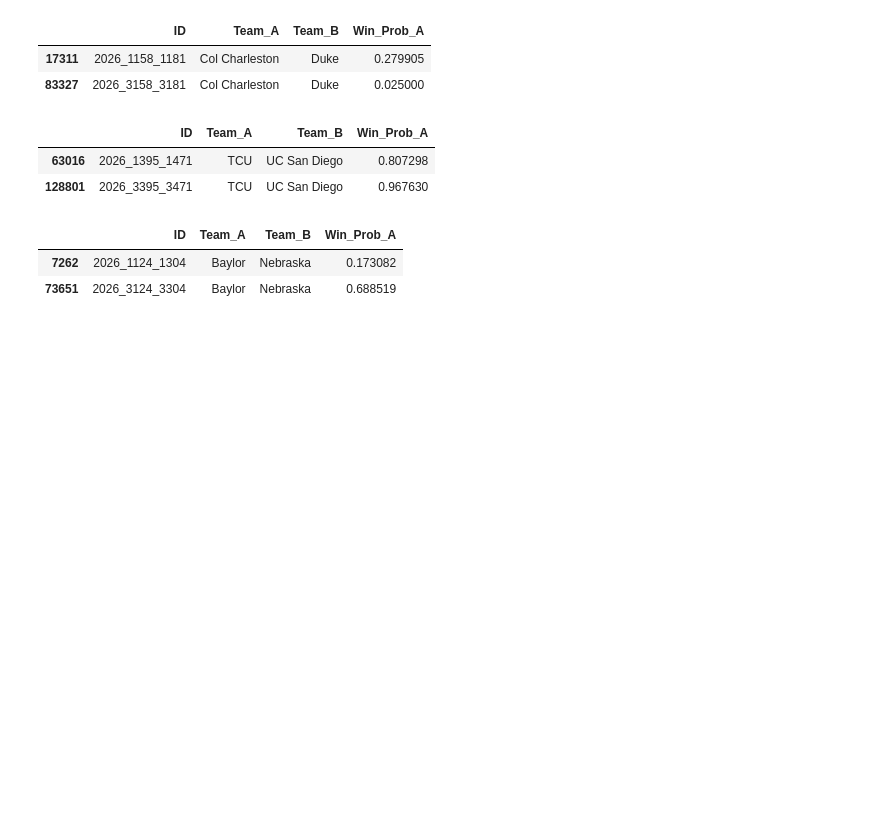
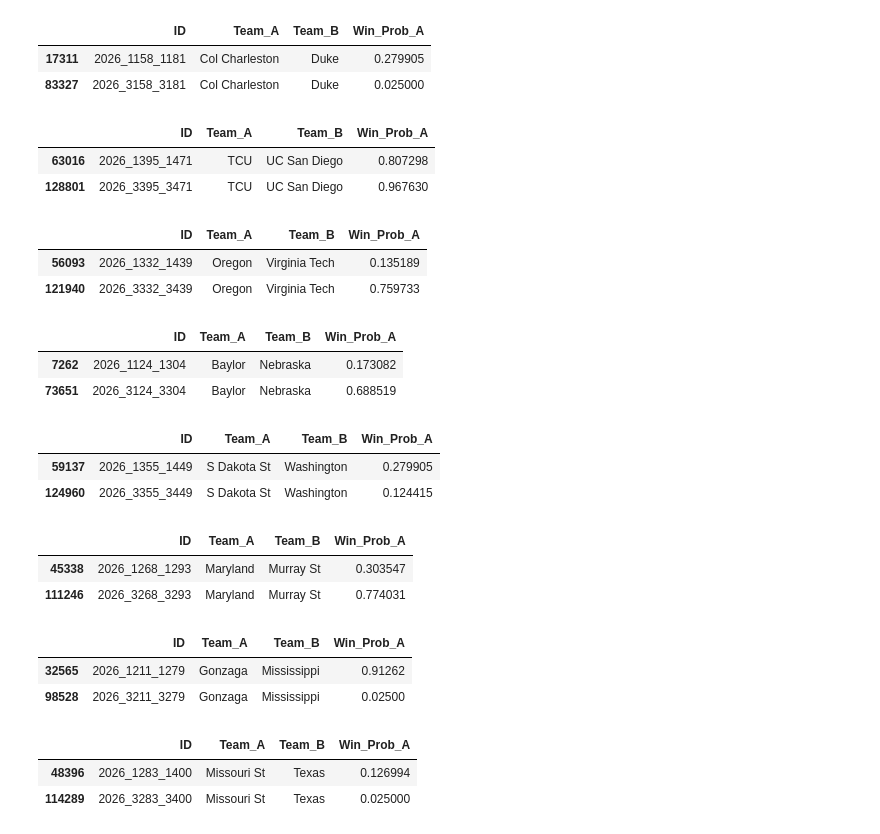
Before and after one commit to oktavianuu/NCAA-okta-2026, a Jupyter notebook: notebooks/score_check.ipynb, the cells around one changed output. Saved outputs shown, nothing was run; the diff lists cells and outputs as text; code cells hidden in the pictures; blank space fills up the shorter version.

Commit message:
just checking prob

```diff
--- a/notebooks/score_check.ipynb
+++ b/notebooks/score_check.ipynb
@@ -153,8 +183,38 @@ match("TCU", "UC San Diego", data)
 | 63016 | 2026_1395_1471 | TCU | UC San Diego | 0.807298 |
 | 128801 | 2026_3395_3471 | TCU | UC San Diego | 0.967630 |
 # %%
-match("Baylor", "Nebraska", data)
+match("Oregon", "Virginia Tech", data)
 # %% [output]
 |  | ID | Team_A | Team_B | Win_Prob_A |
-| 7262 | 2026_1124_1304 | Baylor | Nebraska | 0.173082 |
-| 73651 | 2026_3124_3304 | Baylor | Nebraska | 0.688519 |
+| 56093 | 2026_1332_1439 | Oregon | Virginia Tech | 0.135189 |
+| 121940 | 2026_3332_3439 | Oregon | Virginia Tech | 0.759733 |
+# %%
+match("Baylor", "Nebraska", data)
+# %% [output]
+|  | ID | Team_A | Team_B | Win_Prob_A |
+| 7262 | 2026_1124_1304 | Baylor | Nebraska | 0.173082 |
+| 73651 | 2026_3124_3304 | Baylor | Nebraska | 0.688519 |
+# %%
+match("Washington", "S Dakota St", data)
+# %% [output]
+|  | ID | Team_A | Team_B | Win_Prob_A |
+| 59137 | 2026_1355_1449 | S Dakota St | Washington | 0.279905 |
+| 124960 | 2026_3355_3449 | S Dakota St | Washington | 0.124415 |
+# %%
+match("Maryland", "Murray St", data)
+# %% [output]
+|  | ID | Team_A | Team_B | Win_Prob_A |
+| 45338 | 2026_1268_1293 | Maryland | Murray St | 0.303547 |
+| 111246 | 2026_3268_3293 | Maryland | Murray St | 0.774031 |
+# %%
+match("Mississippi", "Gonzaga", data)
+# %% [output]
+|  | ID | Team_A | Team_B | Win_Prob_A |
+| 32565 | 2026_1211_1279 | Gonzaga | Mississippi | 0.91262 |
+| 98528 | 2026_3211_3279 | Gonzaga | Mississippi | 0.02500 |
+# %%
+match("Texas", "Missouri St", data)
+# %% [output]
+|  | ID | Team_A | Team_B | Win_Prob_A |
+| 48396 | 2026_1283_1400 | Missouri St | Texas | 0.126994 |
+| 114289 | 2026_3283_3400 | Missouri St | Texas | 0.025000 |
```
Also changed, not shown: parts of 82 cells of this notebook, 5 other files.
